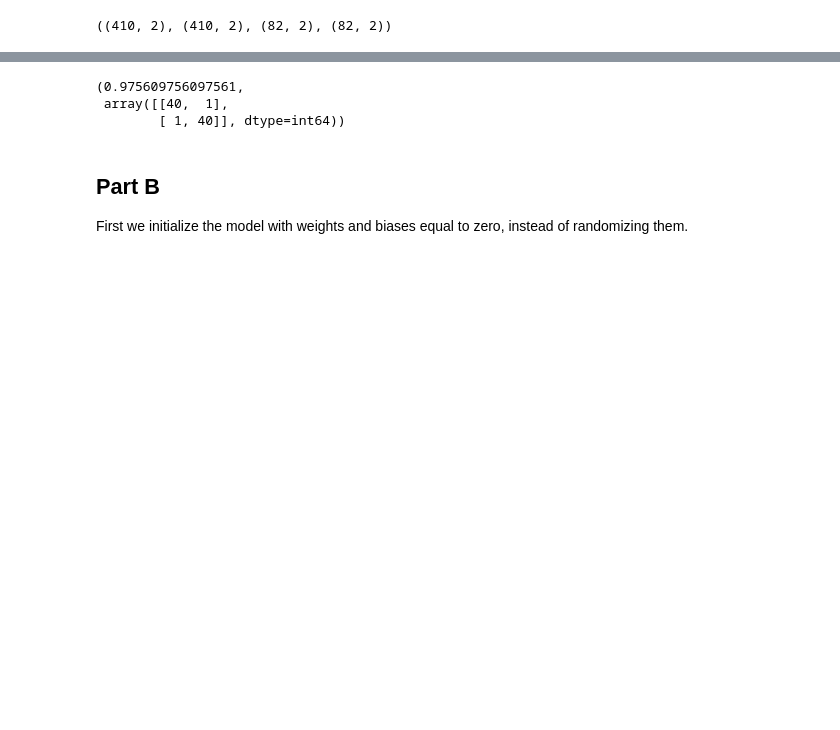
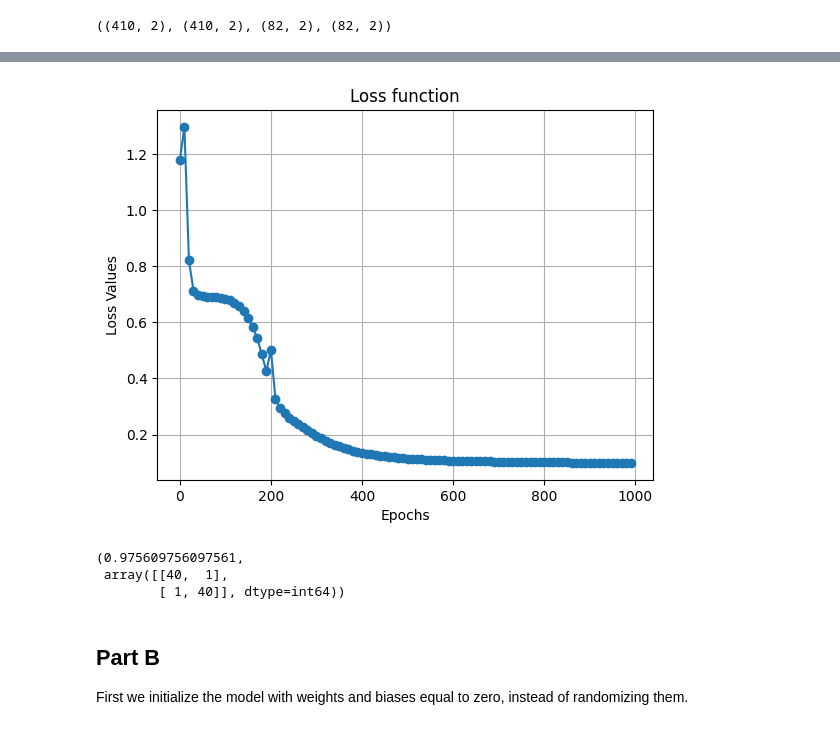
Before and after one commit to LaurentSch/ItML_A3, a Jupyter notebook: src/Assignment_3/ml-th-3.ipynb, the cells around one changed output, grey strips where cells are left out. Saved outputs shown, nothing was run; the diff lists cells and outputs as text; code cells hidden in the pictures; blank space fills up the shorter version.

```diff
--- a/src/Assignment_3/ml-th-3.ipynb
+++ b/src/Assignment_3/ml-th-3.ipynb
@@ -70,3 +82,20 @@ class MLP:
+# %%
+import matplotlib.pyplot as plt
+
+def plot_loss_function(evaluation_list):
+    """
+    Takes a list of tuples (loss value, epoch) and plots it
+    """
+    loss_list = [item[0] for item in evaluation_list]
+    epochs = [item[1] for item in evaluation_list]
+
+    # Plotting
+    plt.plot(epochs, loss_list, marker='o', linestyle='-')
+    plt.xlabel('Epochs')
+    plt.ylabel('Loss Values')
+    plt.title('Loss function')
+    plt.grid(True)
+    plt.show()
 # %%
 import pandas as pd
 from sklearn.preprocessing import StandardScaler
@@ -107,5 +136,6 @@ X_train_scaled.shape, y_train_one_hot.shape, X_test_scaled.shape, y_test_one_hot
 mlp = MLP()
 
 # Train model
-mlp.train(X_train_scaled, y_train_one_hot, epochs=1000, learning_rate=0.004)
+evaluation_list = mlp.train(X_train_scaled, y_train_one_hot, epochs=1000, learning_rate=0.004)
+plot_loss_function(evaluation_list)
 # %% [output]
@@ -129,3 +142,4 @@ Epoch 990, Current loss: 0.09799338732831073
+[figure, added]
 # %%
 from sklearn.metrics import accuracy_score, confusion_matrix
 
```
Also changed, not shown: parts of 4 cells of this notebook.
